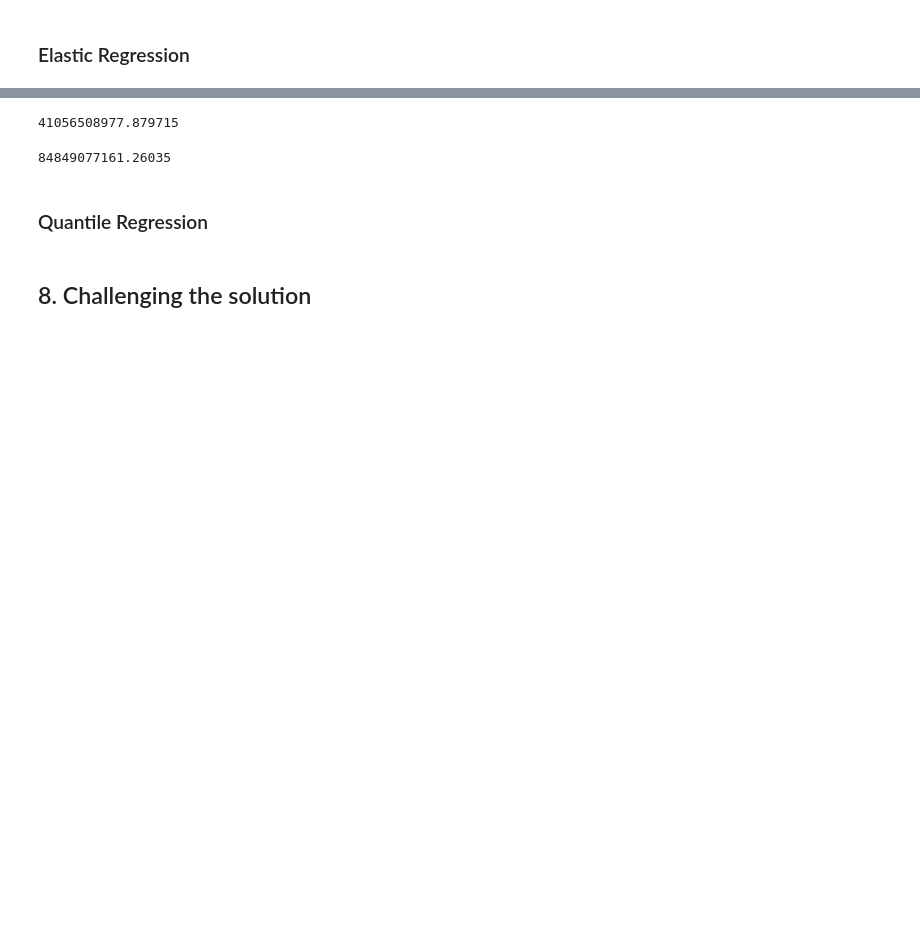
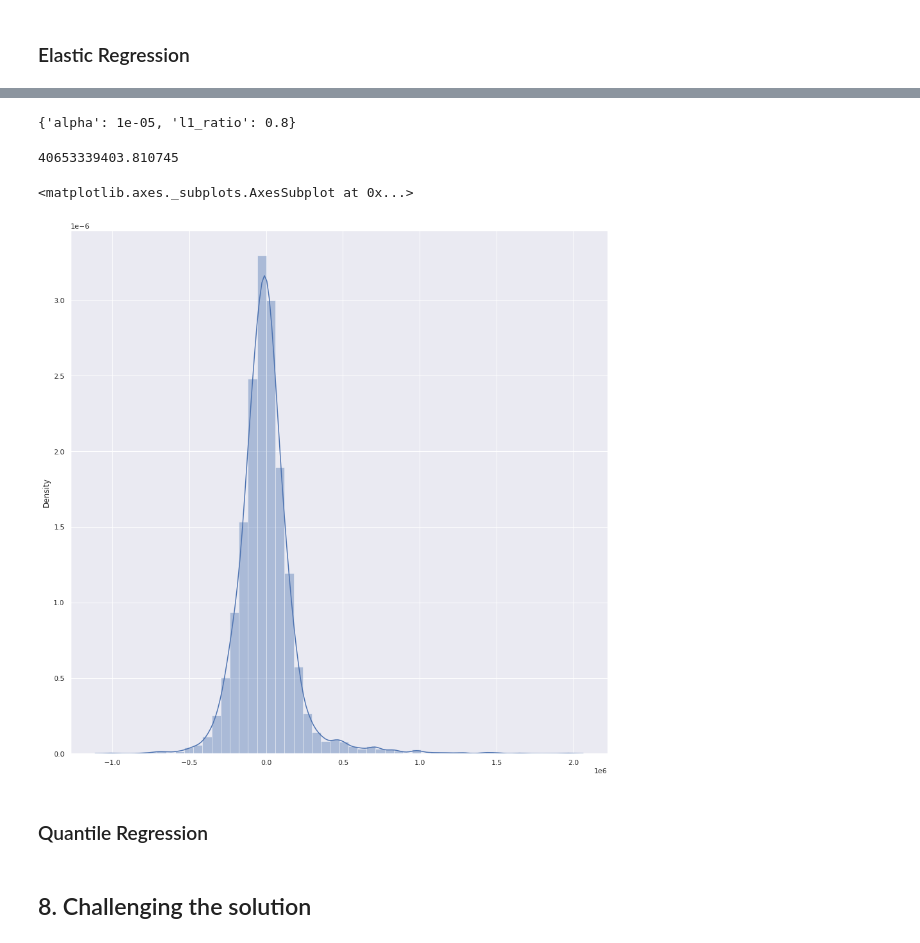
Before and after one commit to mburu-mwangi/Moringa-Machine-Learning-Wk-2, a Jupyter notebook: Moringa_Data_Science_Core_W7_Independent_Project_2021_10_Alfonce_Mwangi_Python_Notebook.ipynb, the cells around one changed output, grey strips where cells are left out. Cells and saved outputs as stored; diff of their text form; code cells hidden in the pictures; blank space fills up the shorter version.

```diff
--- a/Moringa_Data_Science_Core_W7_Independent_Project_2021_10_Alfonce_Mwangi_Python_Notebook.ipynb
+++ b/Moringa_Data_Science_Core_W7_Independent_Project_2021_10_Alfonce_Mwangi_Python_Notebook.ipynb
@@ -655,4 +688,7 @@ linear coef: [-38499.90765806  33565.42079615    920.57689582  49910.29636436
 from sklearn.linear_model import ElasticNet
 
 elastic=ElasticNet(normalize=True)
-search=GridSearchCV(estimator=elastic,param_grid={'alpha':np.logspace(-5,2,8),'l1_ratio':[.2,.4,.6,.8]},scoring='neg_mean_squared_error',n_jobs=1,refit=True,cv=10)
+elastic_regressor=GridSearchCV(estimator=elastic,param_grid={'alpha':np.logspace(-5,2,8),'l1_ratio':[.2,.4,.6,.8]},scoring='neg_mean_squared_error',n_jobs=1,refit=True,cv=10)
+
+# Fitting the models
+elastic_regressor.fit(X,y)
@@ -659,15 +707,22 @@ search=GridSearchCV(estimator=elastic,param_grid={'alpha':np.logspace(-5,2,8),'l
-# %%
-search.fit(X,y)
-search.best_params_
-abs(search.best_score_)
-# %% [output]
-41056508977.879715
+# %%
+
+elastic_regressor.best_params_
+#abs(elastic_regressor.best_score_)
+# %% [output]
+{'alpha': 1e-05, 'l1_ratio': 0.8}
 # %%
-elastic=ElasticNet(normalize=True,alpha=0.001,l1_ratio=0.75)
+elastic=ElasticNet(normalize=True,alpha=1e-05,l1_ratio=0.8)
 elastic.fit(X,y)
 MSE=(mean_squared_error(y_true=y,y_pred=elastic.predict(X)))
 print(MSE)
 # %% [output]
-84849077161.26035
+40653339403.810745
+# %%
+prediction_elastic = elastic.predict(X_test)
+# %%
+sns.distplot(y_test-prediction_elastic)
+# %% [output]
+<matplotlib.axes._subplots.AxesSubplot at 0x...>
+[figure, added]
 # %% [markdown]
 ### Quantile Regression
```
Also changed, not shown: parts of 12 cells of this notebook.
